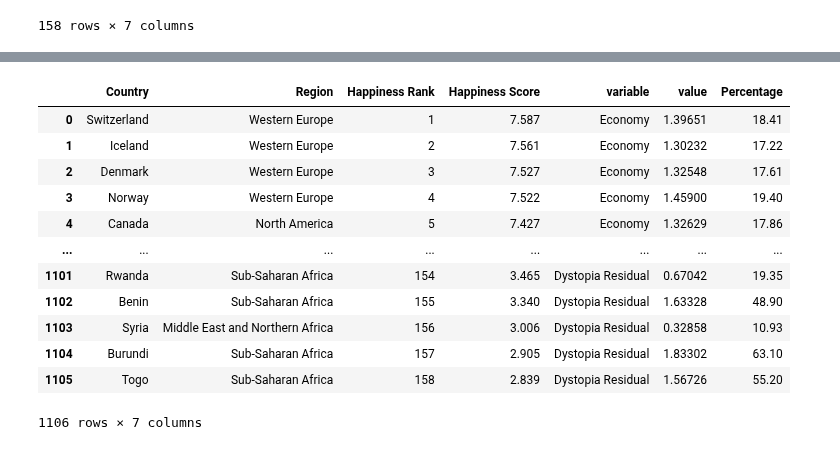
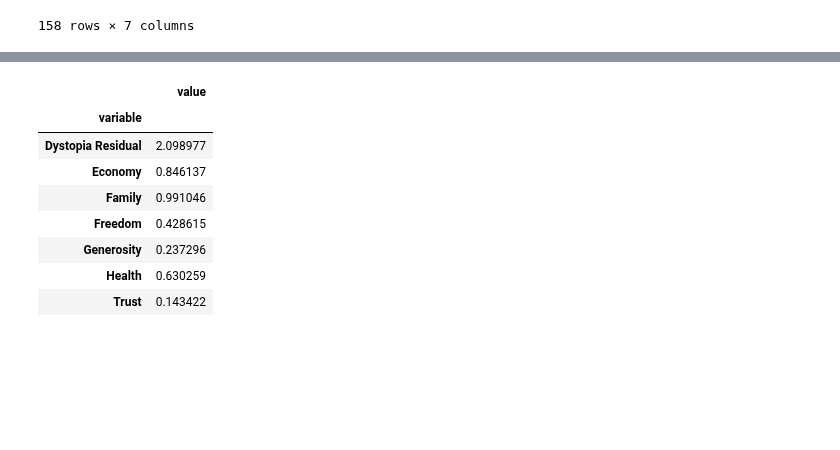
Before and after one commit to Krzesimir13/DataQuest, a Jupyter notebook: world_happiness.ipynb, the cells around one changed output, grey strips where cells are left out. Drawn from its saved outputs; the diff is of its cells as text; code cells hidden in the pictures; blank space fills up the shorter version.

```diff
--- a/world_happiness.ipynb
+++ b/world_happiness.ipynb
@@ -378,16 +385,12 @@ melt['Percentage'] = round((melt['value'] / melt['Happiness Score'] * 100), 2)
-# %%
-melt
-# %% [output]
-|  | Country | Region | Happiness Rank | Happiness Score | variable | value | Percentage |
-| 0 | Switzerland | Western Europe | 1 | 7.587 | Economy | 1.39651 | 18.41 |
-| 1 | Iceland | Western Europe | 2 | 7.561 | Economy | 1.30232 | 17.22 |
-| 2 | Denmark | Western Europe | 3 | 7.527 | Economy | 1.32548 | 17.61 |
-| 3 | Norway | Western Europe | 4 | 7.522 | Economy | 1.45900 | 19.40 |
-| 4 | Canada | North America | 5 | 7.427 | Economy | 1.32629 | 17.86 |
-| ... | ... | ... | ... | ... | ... | ... | ... |
-| 1101 | Rwanda | Sub-Saharan Africa | 154 | 3.465 | Dystopia Residual | 0.67042 | 19.35 |
-| 1102 | Benin | Sub-Saharan Africa | 155 | 3.340 | Dystopia Residual | 1.63328 | 48.90 |
-| 1103 | Syria | Middle East and Northern Africa | 156 | 3.006 | Dystopia Residual | 0.32858 | 10.93 |
-| 1104 | Burundi | Sub-Saharan Africa | 157 | 2.905 | Dystopia Residual | 1.83302 | 63.10 |
-| 1105 | Togo | Sub-Saharan Africa | 158 | 2.839 | Dystopia Residual | 1.56726 | 55.20 |
-1106 rows × 7 columns
+# %%
+pv_melt
+# %% [output]
+|  | value |
+| variable |  |
+| Dystopia Residual | 2.098977 |
+| Economy | 0.846137 |
+| Family | 0.991046 |
+| Freedom | 0.428615 |
+| Generosity | 0.237296 |
+| Health | 0.630259 |
+| Trust | 0.143422 |
```
Also changed, not shown: parts of 6 cells of this notebook.
